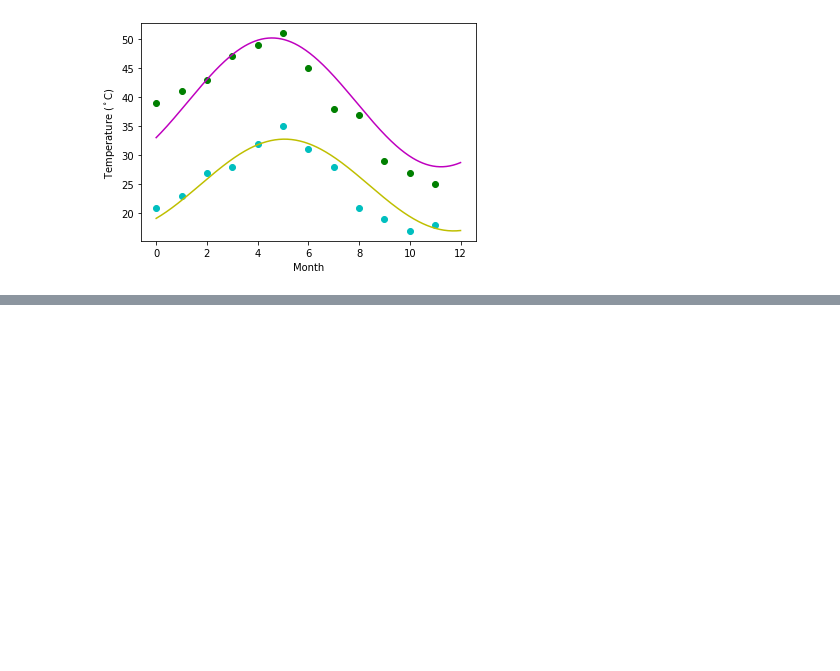
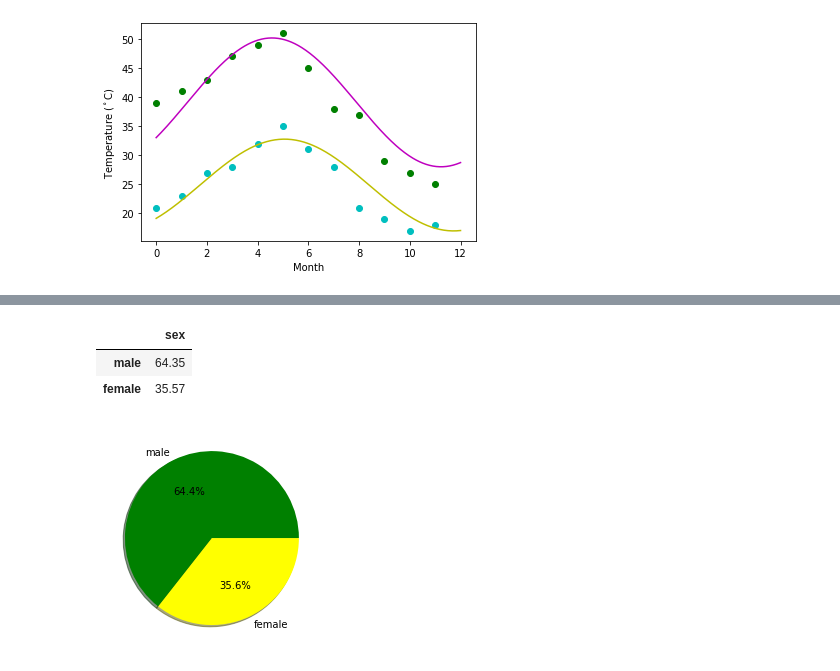
Before and after one commit to AbhijeetDKhobragade/MLDL_ineuron.ai, a Jupyter notebook: assigment_09_solution.ipynb, the cells around one changed output, grey strips where cells are left out. Cells and saved outputs as stored; diff of their text form; code cells hidden in the pictures; blank space fills up the shorter version.

```diff
--- a/assigment_09_solution.ipynb
+++ b/assigment_09_solution.ipynb
@@ -54,0 +68,5 @@ Text(0, 0.5, 'Temperature ($^\\circ$C)')
+# %%
+import pandas as pd
+import matplotlib.pyplot as plt
+url = 'https://raw.githubusercontent.com/Geoyi/Cleaning-Titanic-Data/master/titanic_original.csv'
+titanic = pd.read_csv(url)
@@ -54,0 +82,18 @@ Text(0, 0.5, 'Temperature ($^\\circ$C)')
+# %%
+#1. Create a pie chart presenting the male/female proportion
+s=round((titanic['sex'].value_counts())/len(titanic)*100,2)
+pd.DataFrame(s)
+# %% [output]
+|  | sex |
+| male | 64.35 |
+| female | 35.57 |
+# %%
+labels = ['male','female']
+sizes = titanic.sex.value_counts()
+fig1, ax1 = plt.subplots()
+ax1.pie(sizes, labels=labels, autopct='%1.1f%%', shadow=True, colors = ['Green'
+,'Yellow'])
+#ax1.axis('equal')
+plt.show()
+# %% [output]
+[figure, added]
```
Also changed, not shown: parts of 5 cells of this notebook.
